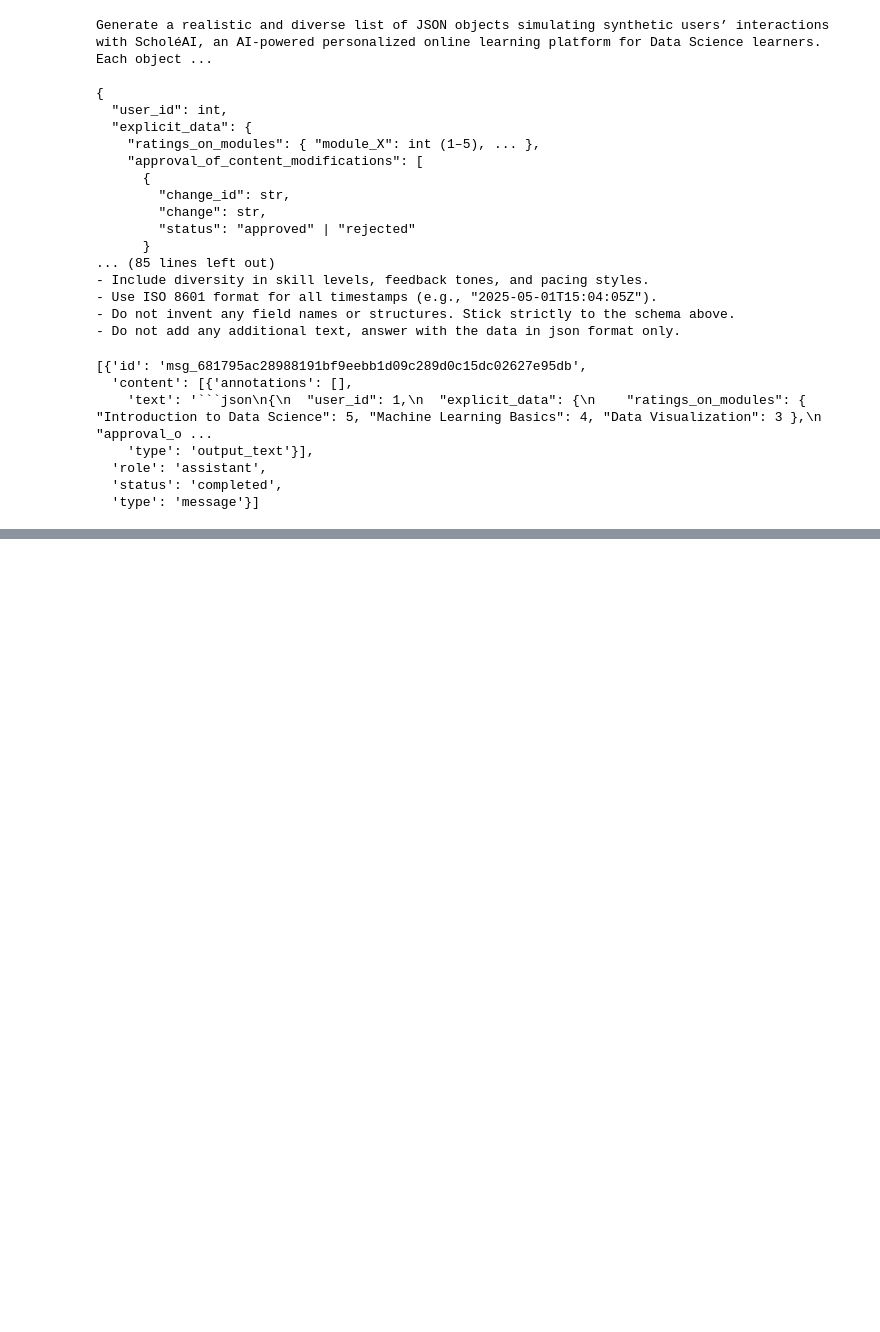
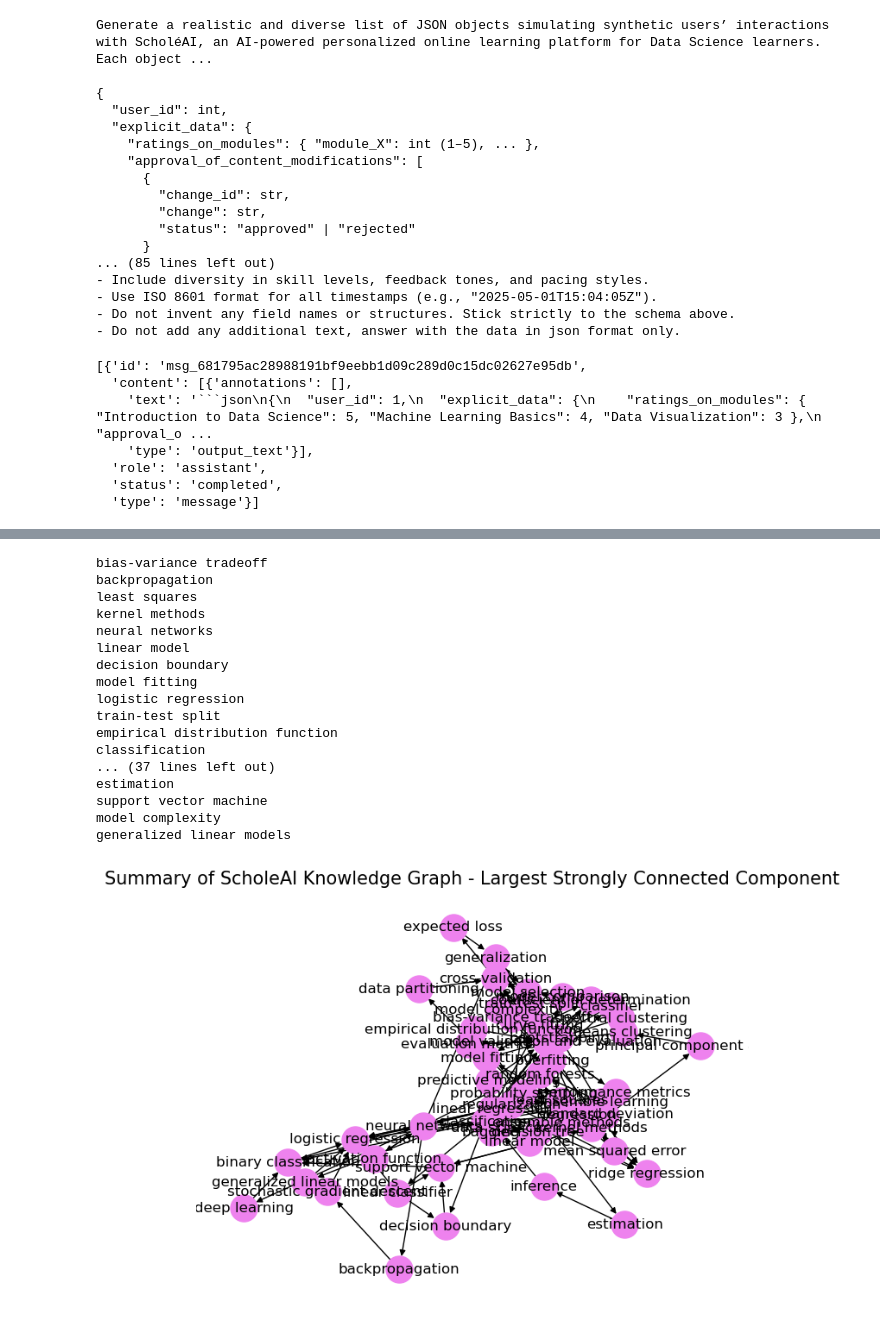
Before and after one commit to JCHAVEROT/semester-project, a Jupyter notebook: experiments/SyntheticData/notebook.ipynb, the cells around one changed output, grey strips where cells are left out. Saved outputs shown, nothing was run; the diff lists cells and outputs as text; code cells hidden in the pictures; blank space fills up the shorter version.

```diff
--- a/experiments/SyntheticData/notebook.ipynb
+++ b/experiments/SyntheticData/notebook.ipynb
@@ -50,0 +147,34 @@ response.to_dict()["output"]
+# %%
+# Strongly connected components
+sccs = list(nx.strongly_connected_components(G))
+largest_scc = max(sccs, key=len)
+subgraphSCC = G.subgraph(largest_scc).copy()
+
+# Print the nodes
+for node in list(subgraphSCC.nodes):
+    print(node)
+
+# Visualization
+nx.draw(subgraphSCC, with_labels=True, node_size=500,
+        node_color="violet", arrows=True)
+plt.title('Summary of ScholeAI Knowledge Graph - Largest Strongly Connected Component', fontsize=15)
+plt.show()
+# %% [output]
+bias-variance tradeoff
+backpropagation
+least squares
+kernel methods
+neural networks
+linear model
+decision boundary
+model fitting
+logistic regression
+train-test split
+empirical distribution function
+classification
+... (37 lines left out)
+estimation
+support vector machine
+model complexity
+generalized linear models
+[figure, added]
```
Also changed, not shown: parts of 8 cells of this notebook, 12 other files.
